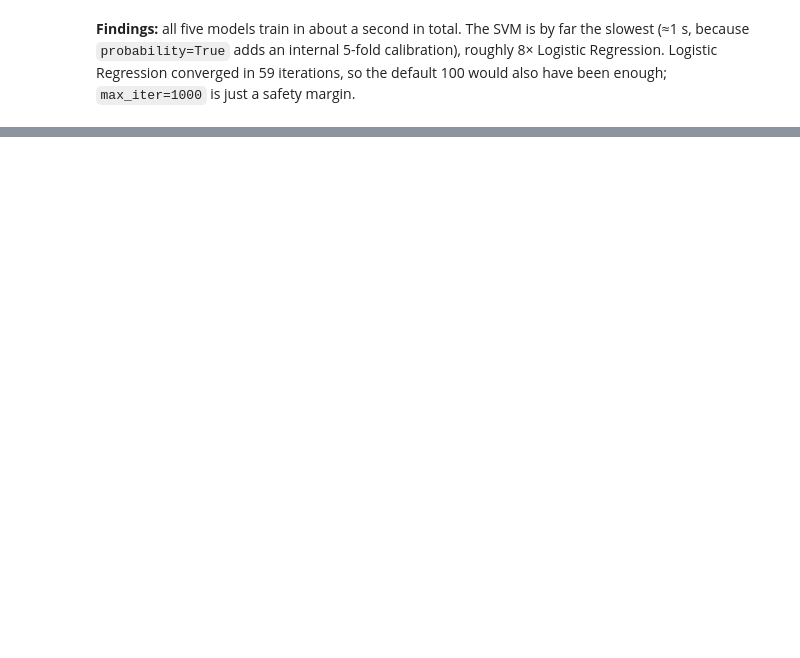
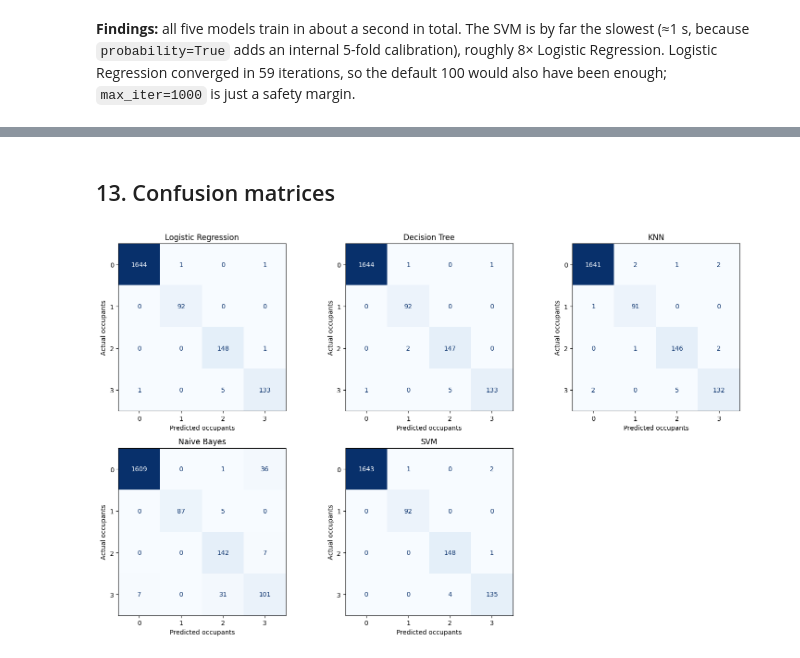
Before and after one commit to Manjeet-Agarwal/room-occupancy-ML-assignment, a Jupyter notebook: notebooks/train_models.ipynb, the cells around one changed output, grey strips where cells are left out. Saved outputs shown, nothing was run; the diff lists cells and outputs as text; code cells hidden in the pictures; blank space fills up the shorter version.

Commit message:
Evaluate models on test set (macro P/R/F1, OvR AUC, MCC), add confusion matrices and reports

```diff
--- a/notebooks/train_models.ipynb
+++ b/notebooks/train_models.ipynb
@@ -490,0 +559,18 @@ Logistic Regression iterations used: [59]
+# %% [markdown]
+## 13. Confusion matrices
+# %%
+from sklearn.metrics import ConfusionMatrixDisplay, confusion_matrix, classification_report
+
+predictions = {name: pipe.predict(X_test) for name, pipe in models.items()}
+
+fig, axes = plt.subplots(2, 3, figsize=(15, 9))
+for ax, (name, y_pred) in zip(axes.ravel(), predictions.items()):
+    ConfusionMatrixDisplay.from_predictions(y_test, y_pred, ax=ax, cmap="Blues", colorbar=False)
+    ax.set_title(name)
+    ax.set_xlabel("Predicted occupants")
+    ax.set_ylabel("Actual occupants")
+axes.ravel()[-1].axis("off")
+plt.tight_layout()
+plt.show()
+# %% [output]
+[figure, added]
```
Also changed, not shown: parts of 14 cells of this notebook, 2 other files.
